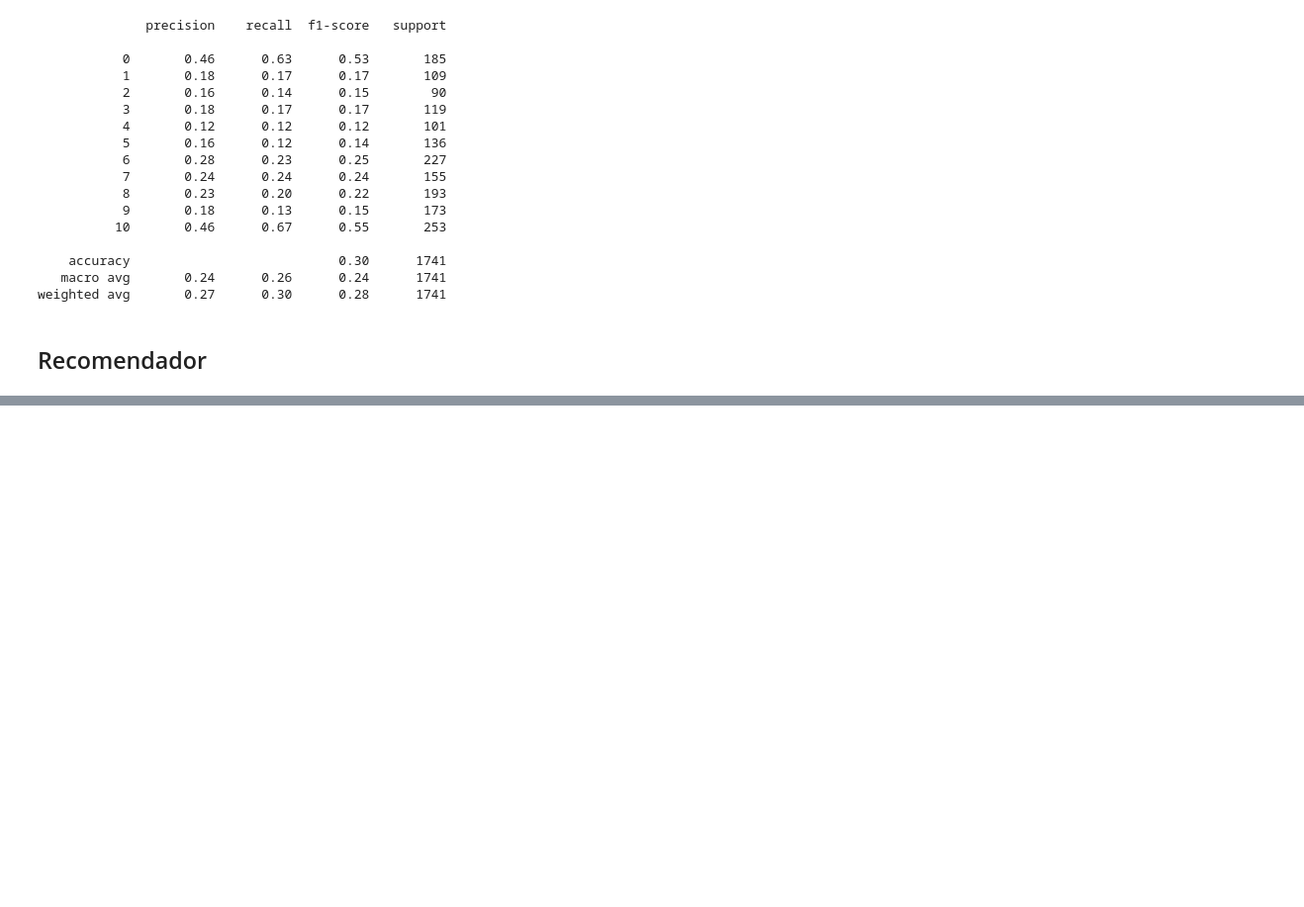
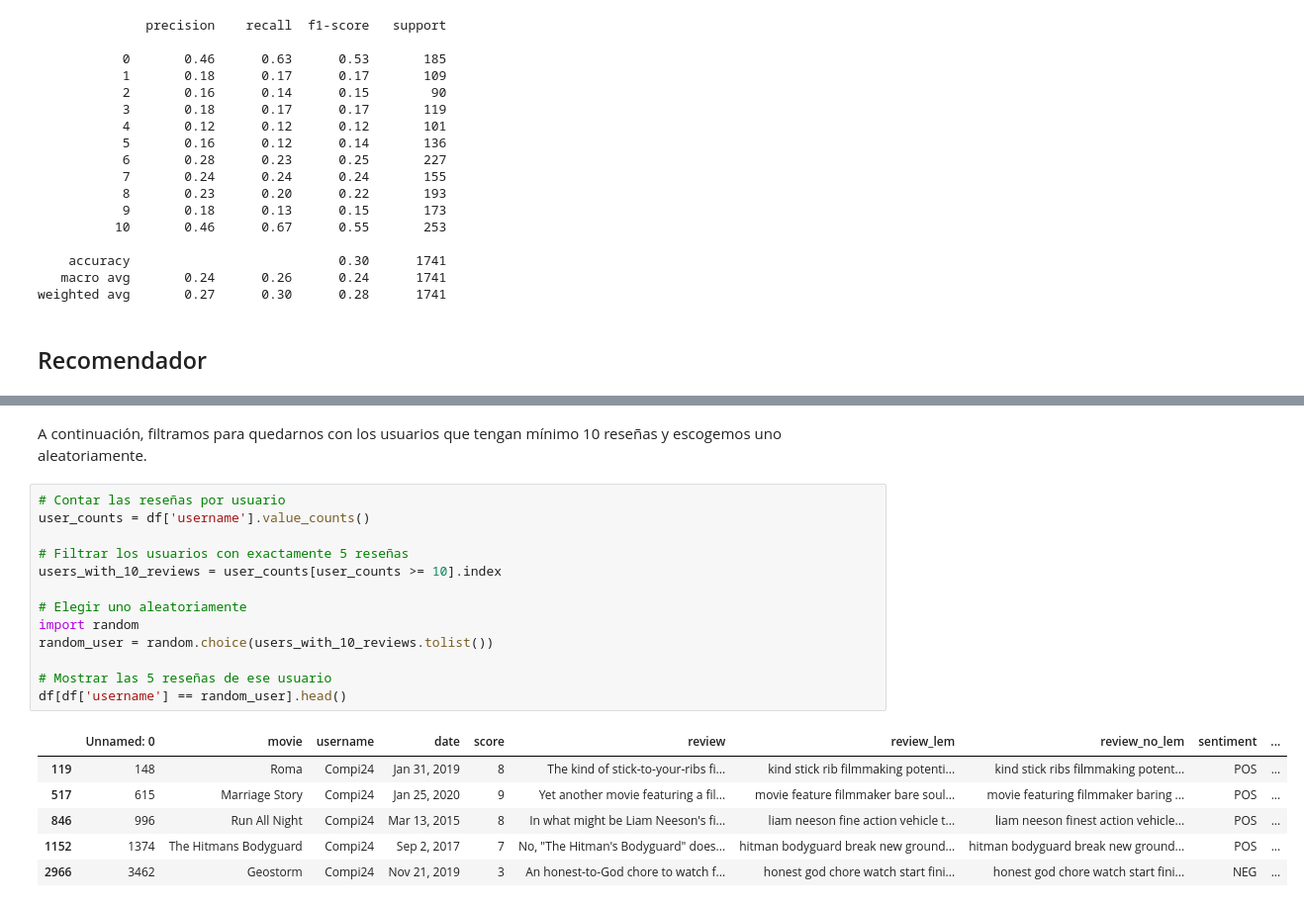
Before and after one commit to jugarbus/Proyecto_NLP, a Jupyter notebook: proyecto_NLP.ipynb, the cells around one changed output, grey strips where cells are left out. Shown at 99% size. Drawn from its saved outputs; the diff is of its cells as text; blank space fills up the shorter version.

```diff
--- a/proyecto_NLP.ipynb
+++ b/proyecto_NLP.ipynb
@@ -1546,0 +1430,22 @@ inputMovies
+# %% [markdown]
+A continuación, filtramos para quedarnos con los usuarios que tengan mínimo 10 reseñas y escogemos uno aleatoriamente.
+# %%
+# Contar las reseñas por usuario
+user_counts = df['username'].value_counts()
+
+# Filtrar los usuarios con exactamente 5 reseñas
+users_with_10_reviews = user_counts[user_counts >= 10].index
+
+# Elegir uno aleatoriamente
+import random
+random_user = random.choice(users_with_10_reviews.tolist())
+
+# Mostrar las 5 reseñas de ese usuario
+df[df['username'] == random_user].head()
+# %% [output]
+|  | Unnamed: 0 | movie | username | date | score | review | review_lem | review_no_lem | sentiment | ... |
+| 119 | 148 | Roma | Compi24 | Jan 31, 2019 | 8 | The kind of stick-to-your-ribs fi... | kind stick rib filmmaking potenti... | kind stick ribs filmmaking potent... | POS | ... |
+| 517 | 615 | Marriage Story | Compi24 | Jan 25, 2020 | 9 | Yet another movie featuring a fil... | movie feature filmmaker bare soul... | movie featuring filmmaker baring ... | POS | ... |
+| 846 | 996 | Run All Night | Compi24 | Mar 13, 2015 | 8 | In what might be Liam Neeson's fi... | liam neeson fine action vehicle t... | liam neeson finest action vehicle... | POS | ... |
+| 1152 | 1374 | The Hitmans Bodyguard | Compi24 | Sep 2, 2017 | 7 | No, "The Hitman's Bodyguard" does... | hitman bodyguard break new ground... | hitman bodyguard break new ground... | POS | ... |
+| 2966 | 3462 | Geostorm | Compi24 | Nov 21, 2019 | 3 | An honest-to-God chore to watch f... | honest god chore watch start fini... | honest god chore watch start fini... | NEG | ... |
```
Also changed, not shown: parts of 35 cells of this notebook, 1 other file.
